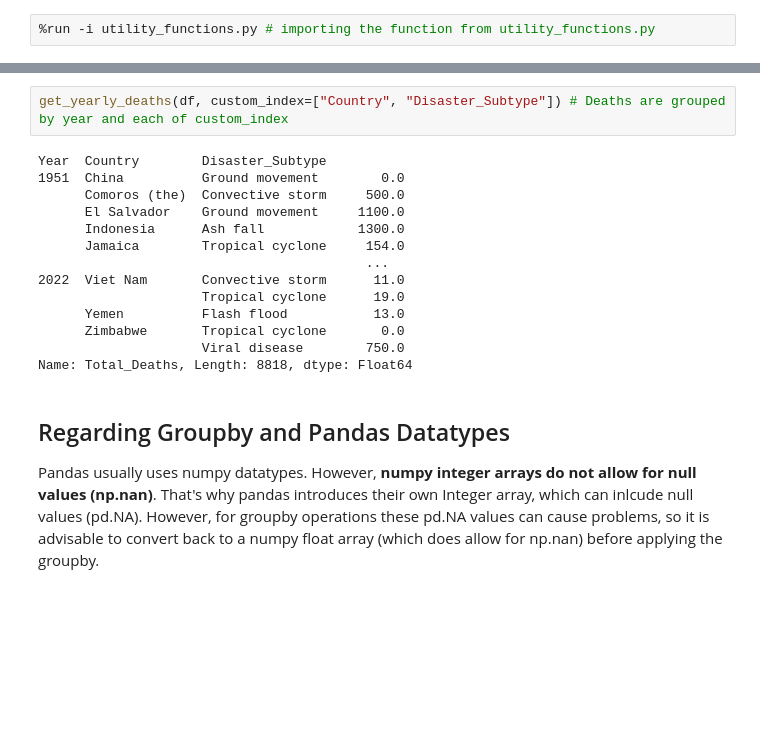
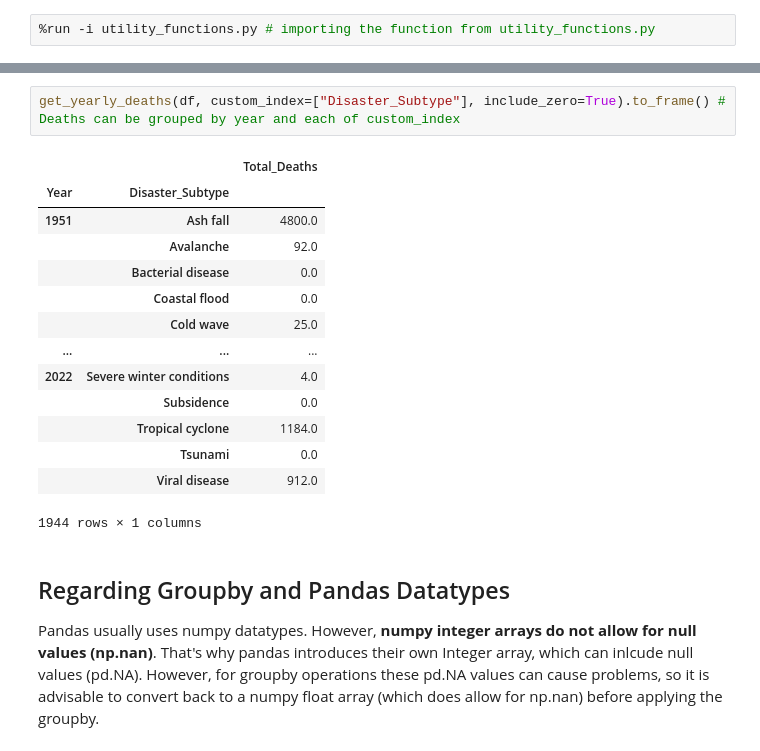
Before and after one commit to r-Files/DOPP, a Jupyter notebook: jupyter_notebooks/lab_question_c.ipynb, the cells around one changed output, grey strips where cells are left out. Saved outputs shown, nothing was run; the diff lists cells and outputs as text; blank space fills up the shorter version.

```diff
--- a/jupyter_notebooks/lab_question_c.ipynb
+++ b/jupyter_notebooks/lab_question_c.ipynb
@@ -68,19 +69,20 @@ Name: Total_Deaths, Length: 72, dtype: Float64
 # %%
-get_yearly_deaths(df, custom_index=["Country", "Disaster_Subtype"]) # Deaths are grouped by year and each of custom_index
+get_yearly_deaths(df, custom_index=["Disaster_Subtype"], include_zero=True).to_frame() # Deaths can be grouped by year and each of custom_index
 # %% [output]
+|  |  | Total_Deaths |
+| Year | Disaster_Subtype |  |
+| 1951 | Ash fall | 4800.0 |
+|  | Avalanche | 92.0 |
+|  | Bacterial disease | 0.0 |
+|  | Coastal flood | 0.0 |
+|  | Cold wave | 25.0 |
+| ... | ... | ... |
+| 2022 | Severe winter conditions | 4.0 |
+|  | Subsidence | 0.0 |
+|  | Tropical cyclone | 1184.0 |
+|  | Tsunami | 0.0 |
+|  | Viral disease | 912.0 |
-Year  Country        Disaster_Subtype
-1951  China          Ground movement        0.0
-      Comoros (the)  Convective storm     500.0
-      El Salvador    Ground movement     1100.0
-      Indonesia      Ash fall            1300.0
-      Jamaica        Tropical cyclone     154.0
-                                          ...
-2022  Viet Nam       Convective storm      11.0
-                     Tropical cyclone      19.0
-      Yemen          Flash flood           13.0
-      Zimbabwe       Tropical cyclone       0.0
-                     Viral disease        750.0
-Name: Total_Deaths, Length: 8818, dtype: Float64
+1944 rows × 1 columns
 # %% [markdown]
 ## Regarding Groupby and Pandas Datatypes
 
```
Also changed, not shown: parts of 1 cell of this notebook, 1 other file.
